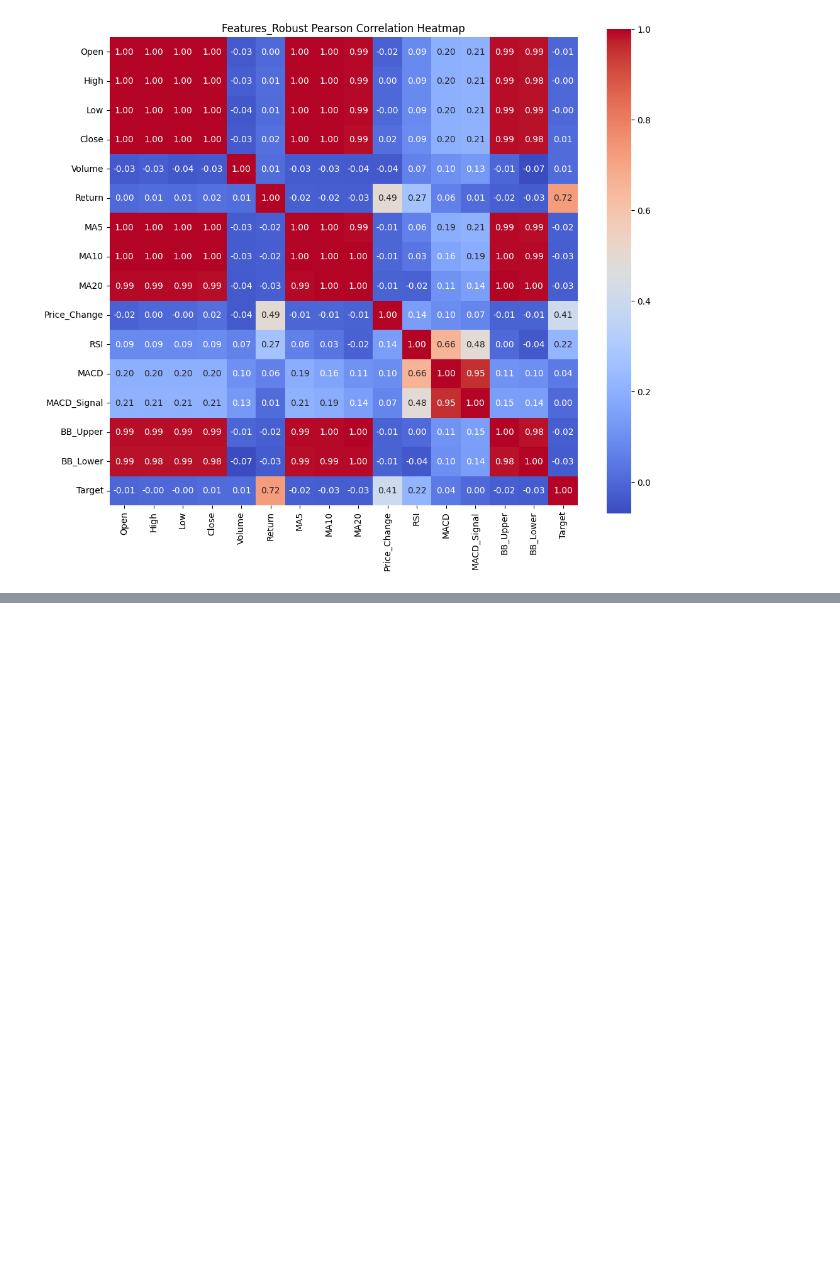
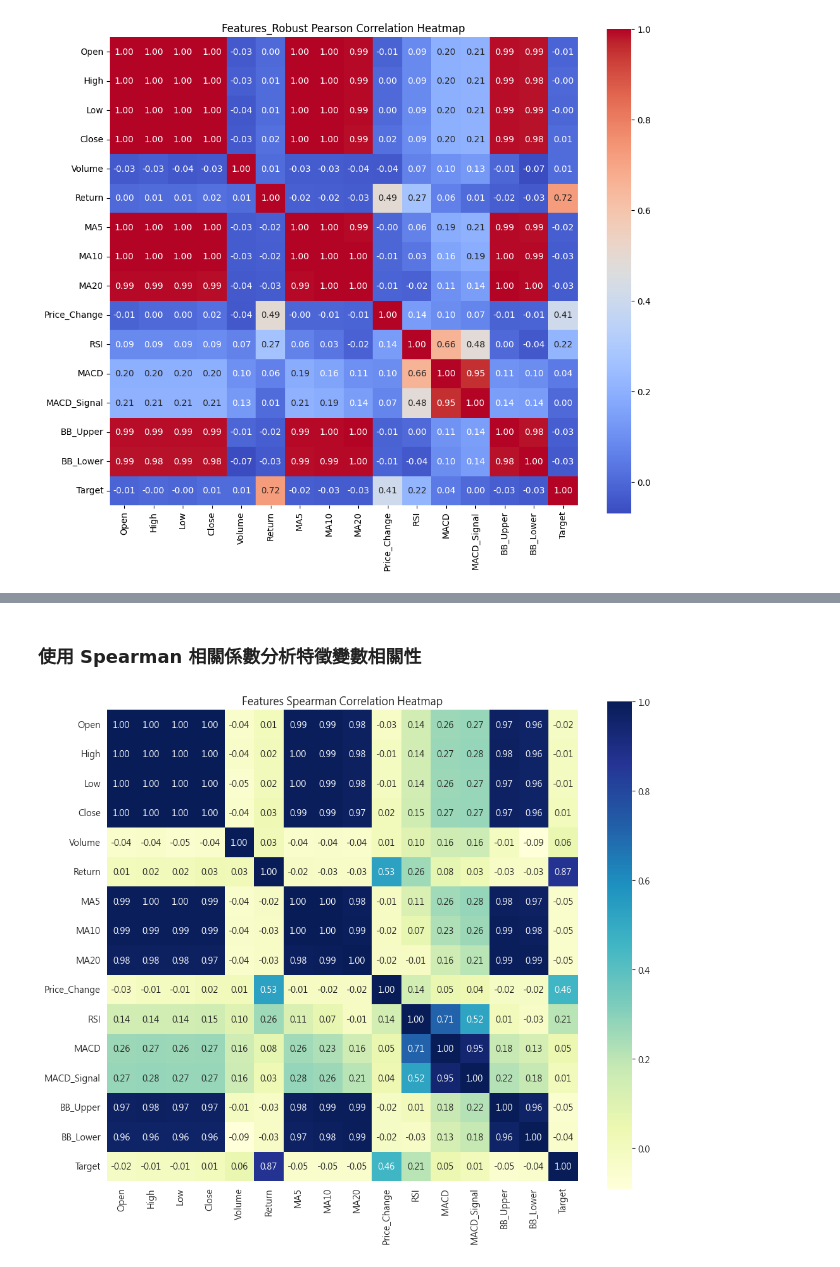
Before and after one commit to Philliutwn/Python-2025_04_25, a Jupyter notebook: MLOPS/tsmc2330_price_estimate.ipynb, the cells around one changed output, grey strips where cells are left out. Cells and saved outputs as stored; diff of their text form; code cells hidden in the pictures; blank space fills up the shorter version.

```diff
--- a/MLOPS/tsmc2330_price_estimate.ipynb
+++ b/MLOPS/tsmc2330_price_estimate.ipynb
@@ -147,9 +287,7 @@ RSI: 0.22
 # %% [markdown]
 ### tsmc2330-2_Robust.csv 熱力圖
 # %%
-#  選擇特徵與目標變數
-features_robust = df_robust.drop(columns=["Column1", "Date", "Close", "Target"])
-X = features_robust
-y = df_robust["Target"]
+#  選擇特徵變數分析
+features_analysis = df_robust.drop(columns=["Date"])
 # %%
 # 計算 Pearson's correlation coefficient
@@ -165,0 +309,2 @@ plt.show()
+# %% [markdown]
+### 使用 Spearman 相關係數分析特徵變數相關性
@@ -165,0 +320,11 @@ plt.show()
+# %%
+# Spearman 相關係數分析
+#features_analysis = df_robust.drop(columns=["Date"])  使用上面的設定
+corr_matrix_spearman = features_analysis.corr(method='spearman')
+
+plt.figure(figsize=(12, 10))
+sns.heatmap(corr_matrix_spearman, annot=True, fmt=".2f", cmap="YlGnBu", square=True)
+plt.title("Features Spearman Correlation Heatmap")
+plt.show()
+# %% [output]
+[figure, added]
```
Also changed, not shown: parts of 48 cells of this notebook, 47 other files.
